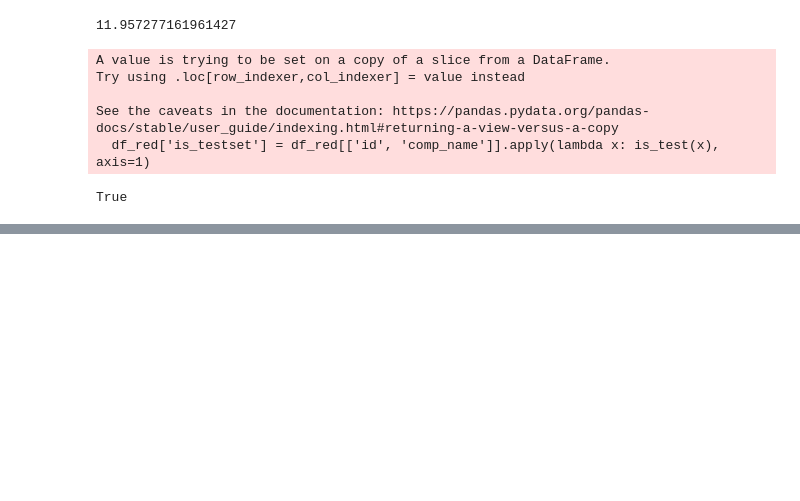
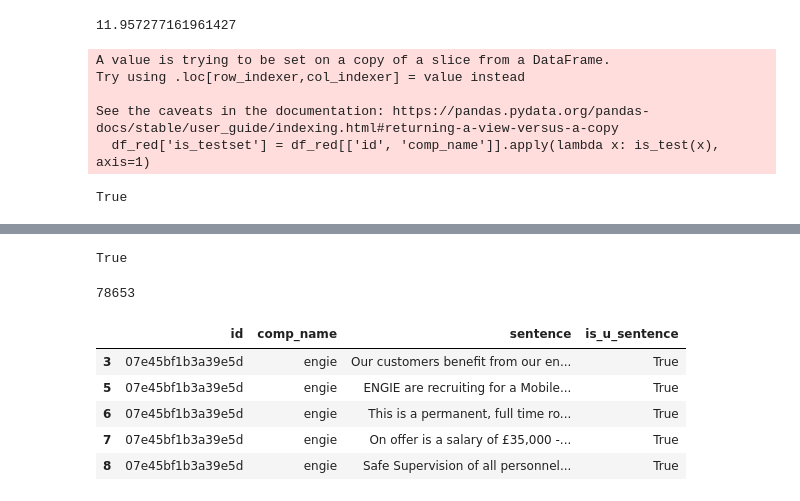
Before and after one commit to Thoma997/SDG-BERT, a Jupyter notebook: job_data_split.ipynb, the cells around one changed output, grey strips where cells are left out. Cells and saved outputs as stored; diff of their text form; code cells hidden in the pictures; blank space fills up the shorter version.

```diff
--- a/job_data_split.ipynb
+++ b/job_data_split.ipynb
@@ -440,0 +464,31 @@ df_test.to_csv('./datasets/test_set.csv', index=False)
+# %%
+for sentence in set(df_test.sentence.values):
+    d_sentence_usage[sentence] = True
+# %%
+sum(d_sentence_usage.values()) == len(set(df_test.sentence.values))
+# %% [output]
+True
+# %%
+def is_u_training(sentence):
+    if d_sentence_usage[sentence]:
+        return False
+    else:
+        d_sentence_usage[sentence] = True
+        return True
+# %%
+df_dev_test['is_u_sentence'] = df_dev_test['sentence'].apply(lambda x: is_u_training(x))
+# %%
+df_dev_test['is_u_sentence'].sum()
+# %% [output]
+78653
+# %%
+df_dev_test_f = df_dev_test[df_dev_test.loc[:, 'is_u_sentence'] == True]
+# %%
+df_dev_test_f.head()
+# %% [output]
+|  | id | comp_name | sentence | is_u_sentence |
+| 3 | 07e45bf1b3a39e5d | engie | Our customers benefit from our en... | True |
+| 5 | 07e45bf1b3a39e5d | engie | ENGIE are recruiting for a Mobile... | True |
+| 6 | 07e45bf1b3a39e5d | engie | This is a permanent, full time ro... | True |
+| 7 | 07e45bf1b3a39e5d | engie | On offer is a salary of £35,000 -... | True |
+| 8 | 07e45bf1b3a39e5d | engie | Safe Supervision of all personnel... | True |
```
Also changed, not shown: parts of 8 cells of this notebook, 4 other files.
